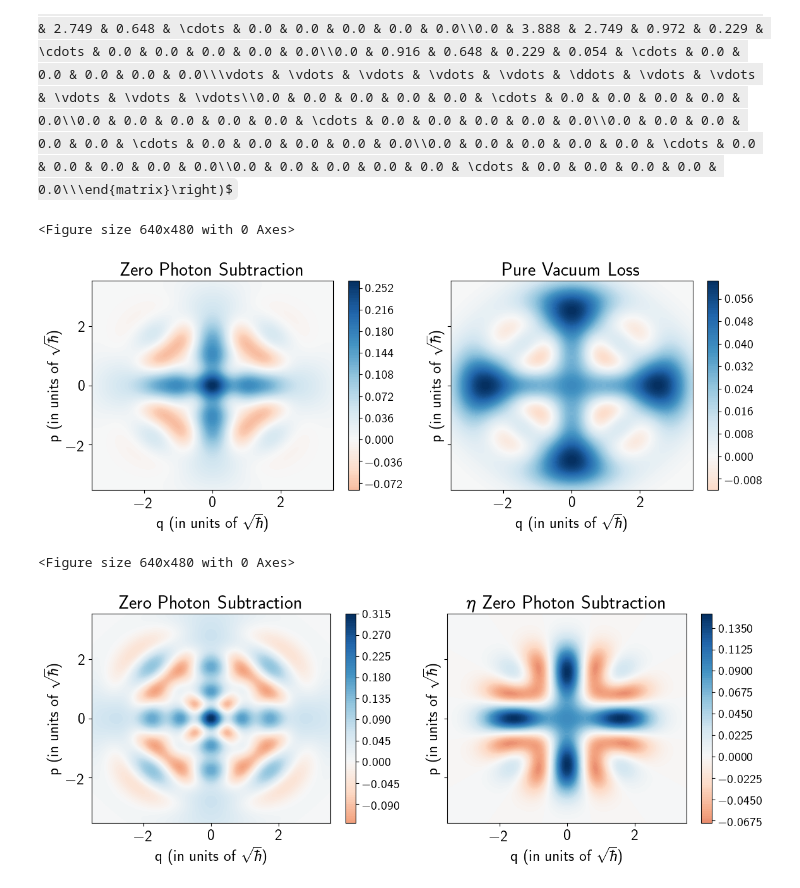
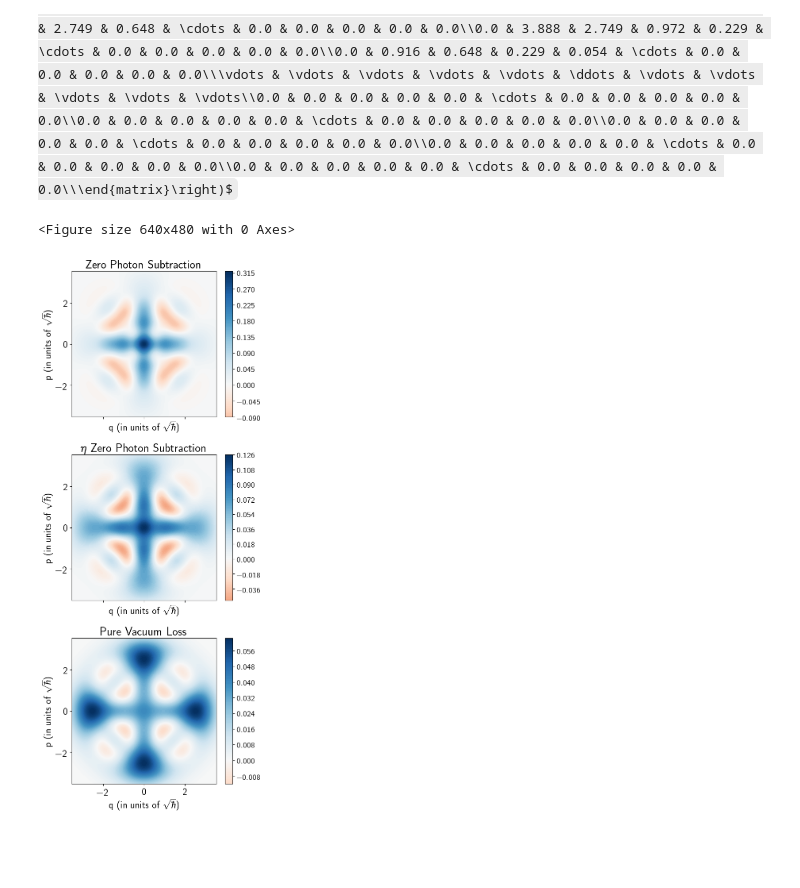
Before and after one commit to saurabh-shringarpure/ThrHomHet, a Jupyter notebook: bincode.ipynb, the cells around one changed output. Saved outputs shown, nothing was run; the diff lists cells and outputs as text; code cells hidden in the pictures; some formulas as TeX source; blank space fills up the shorter version.

```diff
--- a/bincode.ipynb
+++ b/bincode.ipynb
@@ -112,82 +112,49 @@ Quantum object: dims = [[20], [20]], shape = (20, 20), type = oper, isherm = Tru
 # %%
 # Results
 T = 0.6
-eta = 0.90
-outkPS  = kPS(eta,0,T, psi1,psi2)
+eta = 0.50
+outkPS  = kPS(1,0,T, psi1,psi2)
+outkPSeta = kPS(eta,0,T, psi1,psi2)
 outLoss = pureLossChannel(1-T,psi1,psi2)
 
 #Plotting
 limi = 3.54
 rang = 100
 xvec = np.linspace(-limi, limi, rang)
 
-W1  = wigner(outkPS, xvec, xvec)
-W2 = wigner(outLoss, xvec, xvec)
+W1 = wigner(outkPS, xvec, xvec)
+W2 = wigner(outkPSeta, xvec, xvec)
+W3 = wigner(outLoss, xvec, xvec)
 
 nrm1 = mpl.colors.Normalize(-W1.max(), W1.max())
 nrm2 = mpl.colors.Normalize(-W2.max(), W2.max())
+nrm3 = mpl.colors.Normalize(-W3.max(), W3.max())
 
 # Increasing the resolution of the plot
 plt.figure(dpi=100)
 
-fig, axes = plt.subplots(1, 2, figsize=(scale*5*2,scale*4),sharey = True)
+fig, axes = plt.subplots(3, 1, figsize=(scale*5,scale*4*3),sharex = True)
 
 plt1 = axes[0].contourf(xvec, xvec, W1, 100, cmap=cm.RdBu, norm=nrm1)
 plt2 = axes[1].contourf(xvec, xvec, W2, 100, cmap=cm.RdBu, norm=nrm2)
+plt3 = axes[2].contourf(xvec, xvec, W3, 100, cmap=cm.RdBu, norm=nrm3)
 
 axes[0].set(title = f"Zero Photon Subtraction", xlabel = f'q (in units of  $\sqrt\hbar$)',  ylabel = f'p (in units of  $\sqrt\hbar$)' )
-axes[1].set(title = f"Pure Vacuum Loss",        xlabel = f'q (in units of  $\sqrt\hbar$)',  ylabel = f'p (in units of  $\sqrt\hbar$)' )
+axes[1].set(title = f"$\eta$ Zero Photon Subtraction", xlabel = f'q (in units of  $\sqrt\hbar$)',  ylabel = f'p (in units of  $\sqrt\hbar$)' )
+axes[2].set(title = f"Pure Vacuum Loss",        xlabel = f'q (in units of  $\sqrt\hbar$)',  ylabel = f'p (in units of  $\sqrt\hbar$)' )
 
 cb1= fig.colorbar(plt1, ax=axes[0])
 cb1.ax.tick_params(labelsize = scale*12)
 
 cb2= fig.colorbar(plt2, ax=axes[1])
 cb2.ax.tick_params(labelsize = scale*12)
 
+cb3= fig.colorbar(plt3, ax=axes[2])
+cb3.ax.tick_params(labelsize = scale*12)
+
 fig.tight_layout()
 
 plt.show()
 # %% [output]
 <Figure size 640x480 with 0 Axes>
-[figure, old version]
+[figure, new version]
-# %%
-# Results
-T = 0.85 # transmittance of the beamsplitter used for ZPS
-eta = 0.001 # efficiency of ZPS
-outkPS  = kPS(0.9,0,T,psi1,psi2)
-outkPSeta  = pureLossChannel(1-eta,outkPS,fock_dm(outkPS.shape[0],0))
-
-#Plotting
-limi = 3.54
-rang = 100
-xvec = np.linspace(-limi, limi, rang)
-
-W1  = wigner(outkPS, xvec, xvec)
-W2 = wigner(outkPSeta, xvec, xvec)
-
-nrm1 = mpl.colors.Normalize(-W1.max(), W1.max())
-nrm2 = mpl.colors.Normalize(-W2.max(), W2.max())
-
-# Increasing the resolution of the plot
-plt.figure(dpi=100)
-
-fig, axes = plt.subplots(1, 2, figsize=(scale*5*2,scale*4),sharey = True)
-
-plt1 = axes[0].contourf(xvec, xvec, W1, 100, cmap=cm.RdBu, norm=nrm1)
-plt2 = axes[1].contourf(xvec, xvec, W2, 100, cmap=cm.RdBu, norm=nrm2)
-
-axes[0].set(title = f"Zero Photon Subtraction", xlabel = f'q (in units of  $\sqrt\hbar$)',  ylabel = f'p (in units of  $\sqrt\hbar$)' )
-axes[1].set(title = f"$\eta$ Zero Photon Subtraction",        xlabel = f'q (in units of  $\sqrt\hbar$)',  ylabel = f'p (in units of  $\sqrt\hbar$)' )
-
-cb1= fig.colorbar(plt1, ax=axes[0])
-cb1.ax.tick_params(labelsize = scale*12)
-
-cb2= fig.colorbar(plt2, ax=axes[1])
-cb2.ax.tick_params(labelsize = scale*12)
-
-fig.tight_layout()
-
-plt.show()
-# %% [output]
-<Figure size 640x480 with 0 Axes>
-[figure, removed]
```
